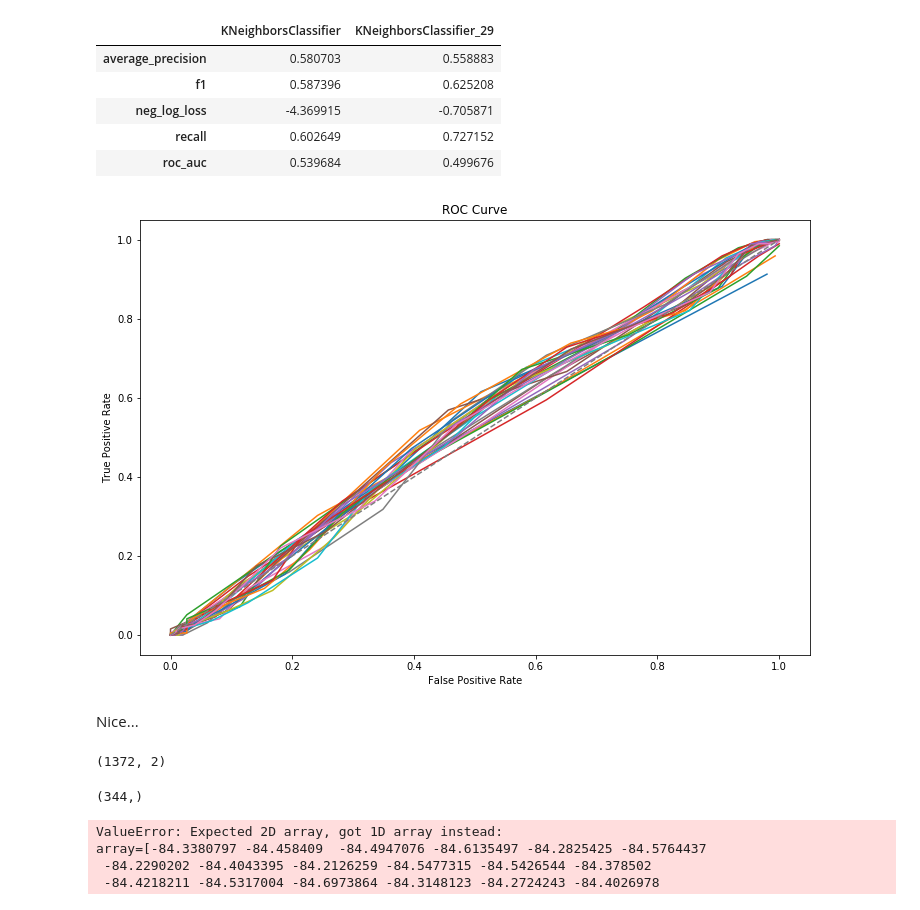
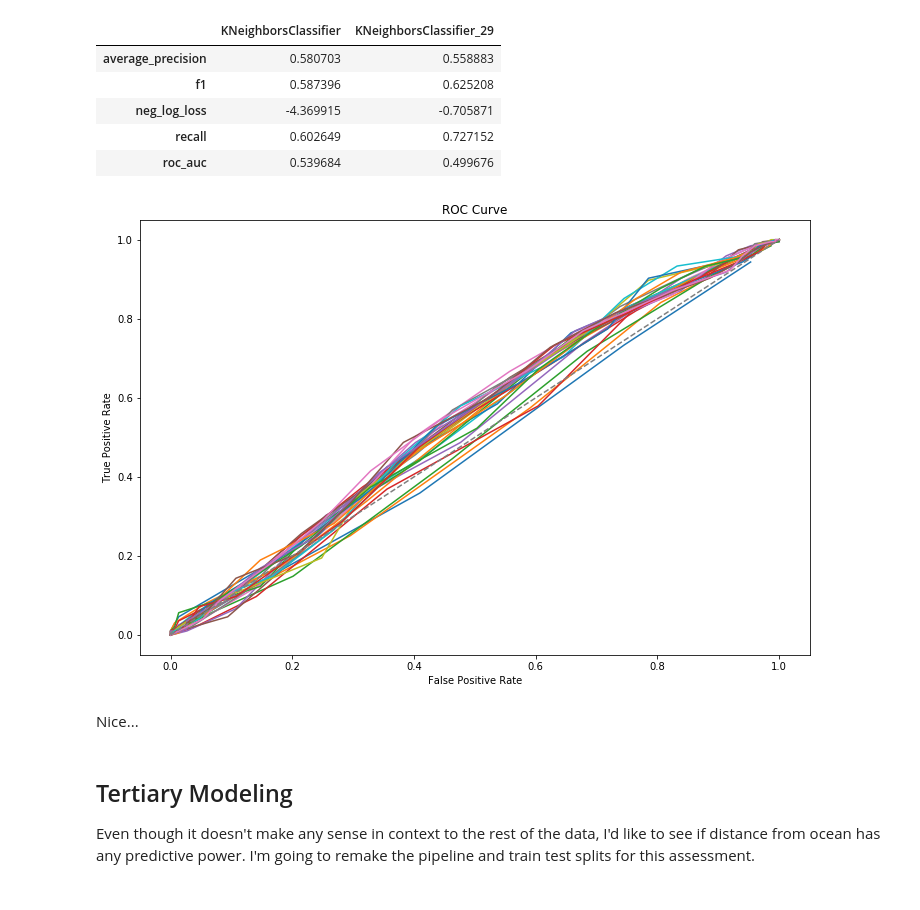
Before and after one commit to kurtrm/predicting_equipment_failure, a Jupyter notebook: notebooks/Untitled.ipynb, the cells around one changed output. Cells and saved outputs as stored; diff of their text form; code cells hidden in the pictures.

Commit message:
Doubtful that distancefromocean is predictive.

```diff
--- a/notebooks/Untitled.ipynb
+++ b/notebooks/Untitled.ipynb
@@ -448,31 +448,22 @@ initial[['KNeighborsClassifier', 'KNeighborsClassifier_29']]
 # %%
 fig, ax = plt.subplots(figsize=(12, 8))
 legend = []
+scaled_X_train = StandardScaler().fit_transform(ll_X_train)
+scaled_X_test = StandardScaler().fit_transform(ll_X_test)
 for i in range(4, 31):
     knn = KNeighborsClassifier(n_neighbors=i)
-    knn.fit(ll_X_train, ll_y_train)
-    roc_plot = plot_roc(knn, ll_X_test, ll_y_test, ax)
-    auc_score = roc_auc_score(ll_y_test, knn.predict_proba(ll_X_test)[:, 1].reshape(-1, 1))
+    knn.fit(scaled_X_train, ll_y_train)
+    roc_plot = plot_roc(knn, scaled_X_test, ll_y_test, ax)
+    auc_score = roc_auc_score(ll_y_test, knn.predict_proba(scaled_X_test)[:, 1].reshape(-1, 1))
     legend_data = '{} AUC: {:.3f}'.format(knn.__class__.__name__ + f'_{i}', auc_score)
     legend.append(legend_data)
 dashed_line = np.linspace(0, 1, 100)
 ax.plot(dashed_line, dashed_line, '--');
 # %% [output]
-[figure, old version]
+[figure, new version]
 # %% [markdown]
 Nice...
-# %%
-ll_X_train.shape
-# %% [output]
-(1372, 2)
-# %%
-ll_X_test[:, 1].shape
-# %% [output]
-(344,)
-# %%
-knn.predict_proba().shape
-# %% [output]
-ValueError: Expected 2D array, got 1D array instead:
-array=[-84.3380797 -84.458409  -84.4947076 -84.6135497 -84.2825425 -84.5764437
- -84.2290202 -84.4043395 -84.2126259 -84.5477315 -84.5426544 -84.378502
- -84.4218211 -84.5317004 -84.6973864 -84.3148123 -84.2724243 -84.4026978
+# %% [markdown]
+## Tertiary Modeling
+
+Even though it doesn't make any sense in context to the rest of the data, I'd like to see if distance from ocean has any predictive power. I'm going to remake the pipeline and train test splits for this assessment.
```
Also changed, not shown: parts of 5 cells of this notebook.
